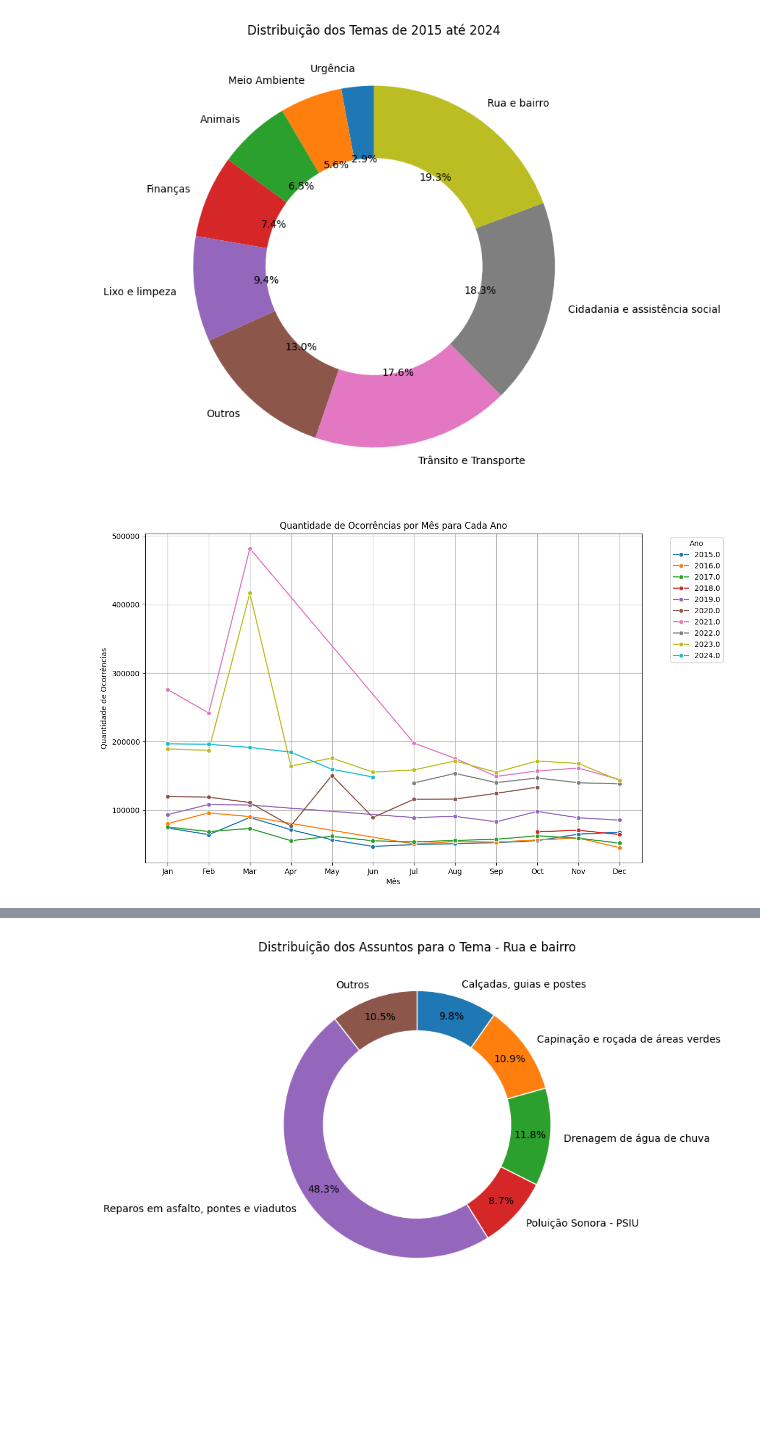
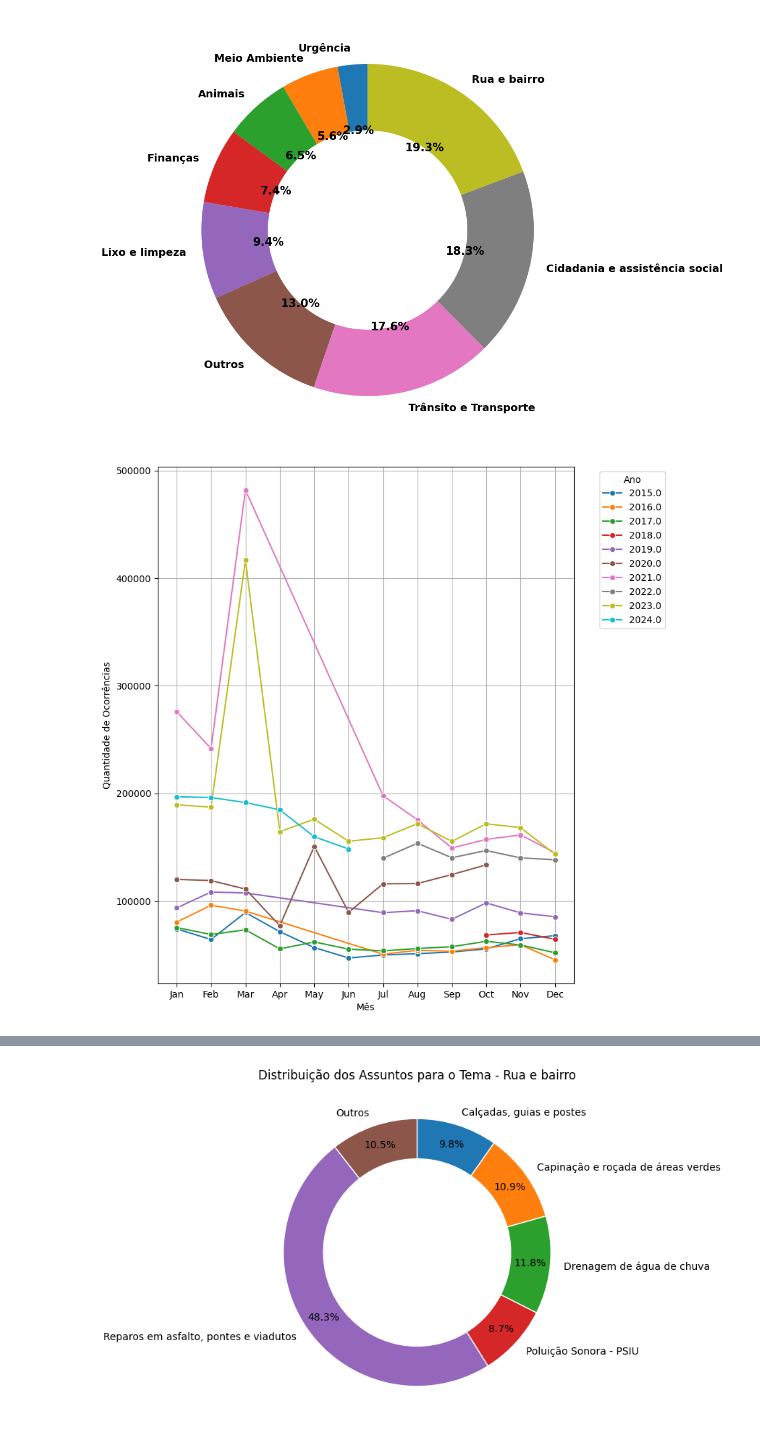
Before and after one commit to masterkey-07/prob-stat-sp156-analysis, a Jupyter notebook: notebooks/sp156_analysis.ipynb, the cells around one changed output, grey strips where cells are left out. Cells and saved outputs as stored; diff of their text form; code cells hidden in the pictures; blank space fills up the shorter version.

```diff
--- a/notebooks/sp156_analysis.ipynb
+++ b/notebooks/sp156_analysis.ipynb
@@ -41,41 +41,45 @@ clear_output()
 # %%
 final_counted_themes = pd.concat(all_counted_themes).groupby(level=0).sum()
 
 total = final_counted_themes.sum()
 
 others = 0
 
 tuples = []
 values = []
 labels = []
 
 for theme, counter in final_counted_themes.items():
     is_valid = (counter / total) > 0.025
 
     if is_valid:
         values.append(counter)
         labels.append(theme)
         tuples.append((theme, counter))
     else:
         others += counter
 
 tuples.append(("Outros", others))
 sorted_tuples = list(sorted(tuples, key=lambda x: x[1]))
 
 #Criando o gráfico de rosca
-plt.figure(figsize=(8,8))
-plt.pie([x[1] for x in sorted_tuples],labels=[x[0] for x in sorted_tuples], autopct='%1.1f%%', startangle=90, wedgeprops={'width':0.4})
-plt.title('Distribuição dos Temas de 2015 até 2024')
+plt.figure(figsize=(10,10))
+
+
+_, __, autotexts = plt.pie([x[1] for x in sorted_tuples],labels=[x[0] for x in sorted_tuples], autopct='%1.1f%%', startangle=90, wedgeprops={'width':0.4},  textprops={'fontsize': 14, 'fontweight': 'bold'})
+
+for autotext in autotexts:
+    autotext.set_fontsize(15)
+
 plt.show()
 # %% [output]
-[figure, old version]
+[figure, new version]
 # %%
 monthly_counts = aggregated_month_data.groupby(['year', 'month']).sum()
 
 # Preparar os dados para o gráfico
-plt.figure(figsize=(12, 8))
+plt.figure(figsize=(8, 10))
 sns.lineplot(data=monthly_counts, x='month', y='count', hue='year', marker='o', palette='tab10')
-plt.title('Quantidade de Ocorrências por Mês para Cada Ano')
 plt.xlabel('Mês')
 plt.ylabel('Quantidade de Ocorrências')
 plt.xticks(ticks=range(1, 13), labels=['Jan', 'Feb', 'Mar', 'Apr', 'May', 'Jun', 'Jul', 'Aug', 'Sep', 'Oct', 'Nov', 'Dec'])
@@ -83,7 +87,7 @@ plt.grid(True)
 plt.legend(title='Ano', bbox_to_anchor=(1.05, 1), loc='upper left')
 plt.show()
 # %% [output]
-[figure, old version]
+[figure, new version]
 # %%
 def chart(aggregated:pd.DataFrame, by:list[str], hue:str, title:str,limit=0.05):
     if title is None:
```
Also changed, not shown: parts of 2 cells of this notebook.
